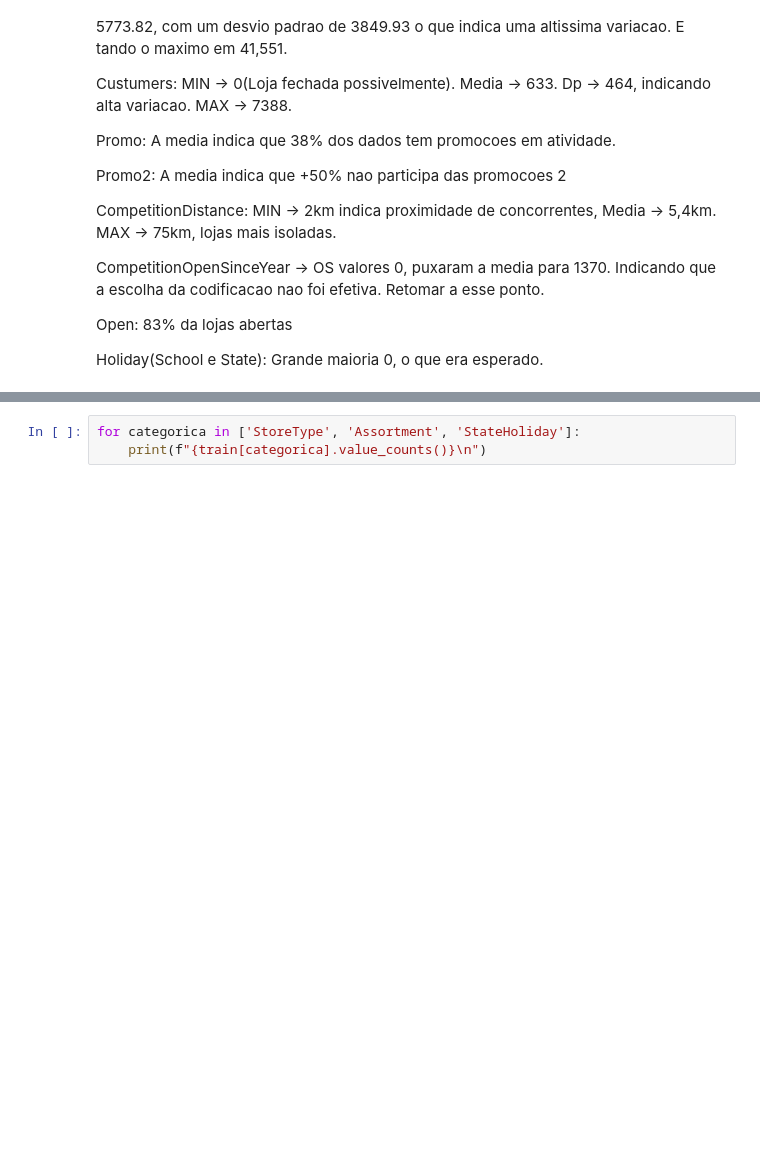
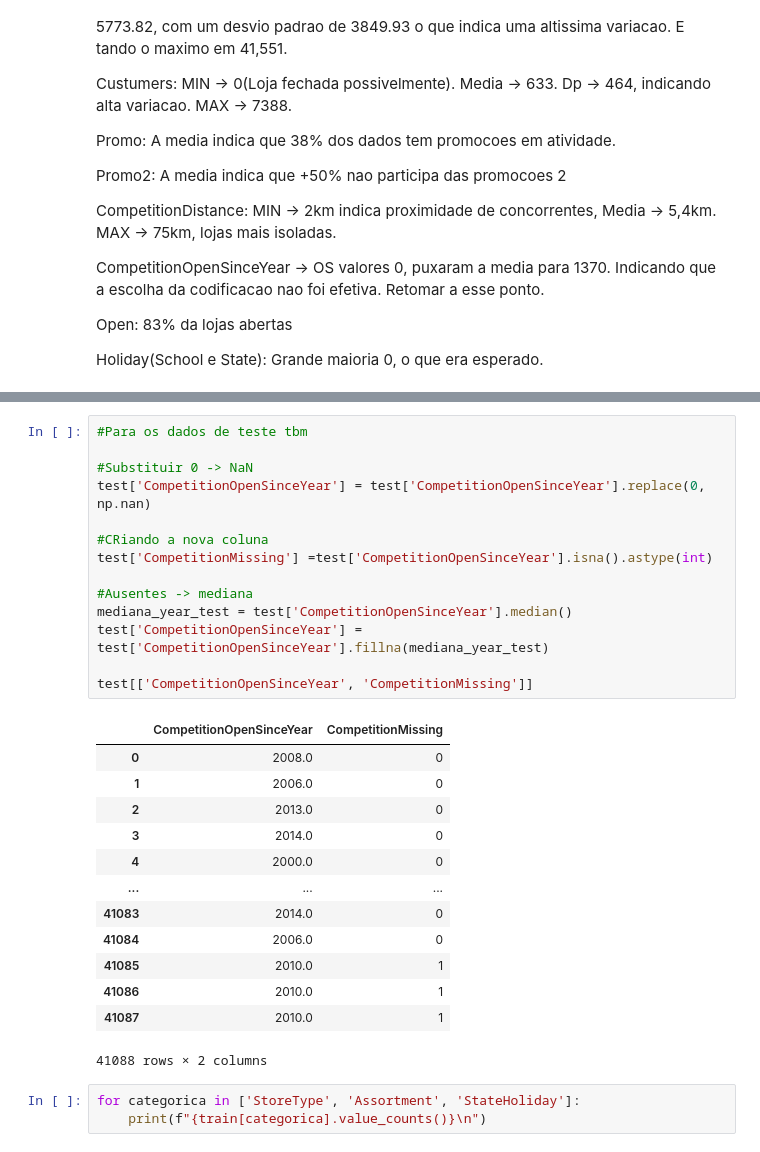
Before and after one commit to HammadN98/previsao_de_vendas, a Jupyter notebook: previsao_das_vendas_lojas_Rossmann.ipynb, the cells around one changed output, grey strips where cells are left out. Drawn from its saved outputs; the diff is of its cells as text; blank space fills up the shorter version.

```diff
--- a/previsao_das_vendas_lojas_Rossmann.ipynb
+++ b/previsao_das_vendas_lojas_Rossmann.ipynb
@@ -279,3 +337,31 @@ Holiday(School e State): Grande maioria 0, o que era esperado.
+# %%
+#Para os dados de teste tbm
+
+#Substituir 0 -> NaN
+test['CompetitionOpenSinceYear'] = test['CompetitionOpenSinceYear'].replace(0, np.nan)
+
+#CRiando a nova coluna
+test['CompetitionMissing'] =test['CompetitionOpenSinceYear'].isna().astype(int)
+
+#Ausentes -> mediana
+mediana_year_test = test['CompetitionOpenSinceYear'].median()
+test['CompetitionOpenSinceYear'] = test['CompetitionOpenSinceYear'].fillna(mediana_year_test)
+
+test[['CompetitionOpenSinceYear', 'CompetitionMissing']]
+# %% [output]
+|  | CompetitionOpenSinceYear | CompetitionMissing |
+| 0 | 2008.0 | 0 |
+| 1 | 2006.0 | 0 |
+| 2 | 2013.0 | 0 |
+| 3 | 2014.0 | 0 |
+| 4 | 2000.0 | 0 |
+| ... | ... | ... |
+| 41083 | 2014.0 | 0 |
+| 41084 | 2006.0 | 0 |
+| 41085 | 2010.0 | 1 |
+| 41086 | 2010.0 | 1 |
+| 41087 | 2010.0 | 1 |
+41088 rows × 2 columns
 # %%
 for categorica in ['StoreType', 'Assortment', 'StateHoliday']:
     print(f"{train[categorica].value_counts()}\n")
```
Also changed, not shown: parts of 8 cells of this notebook.
